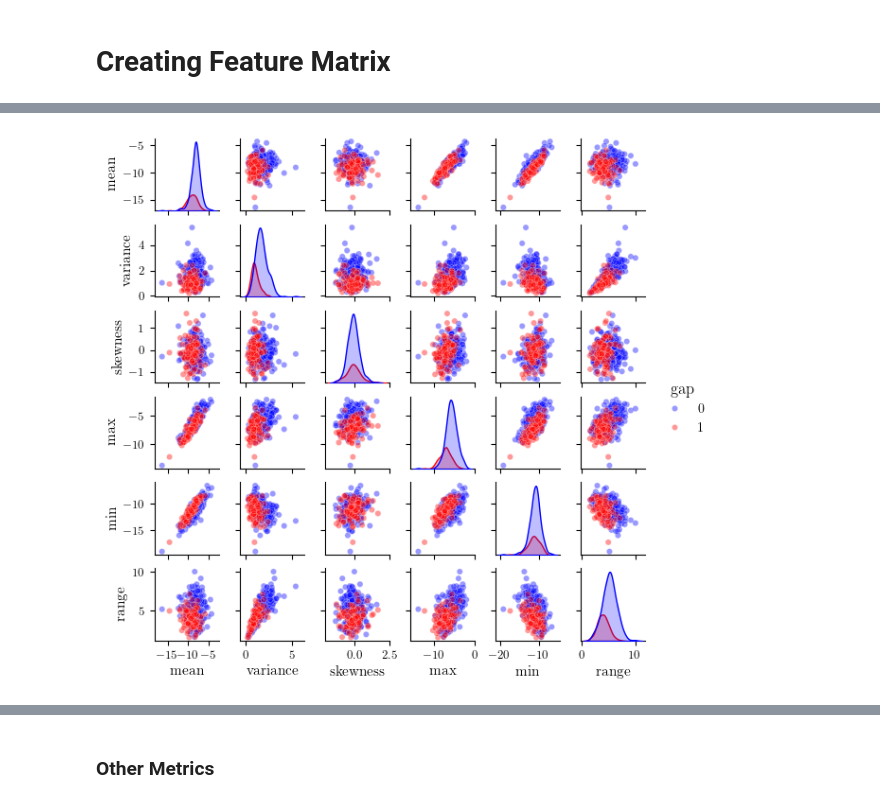
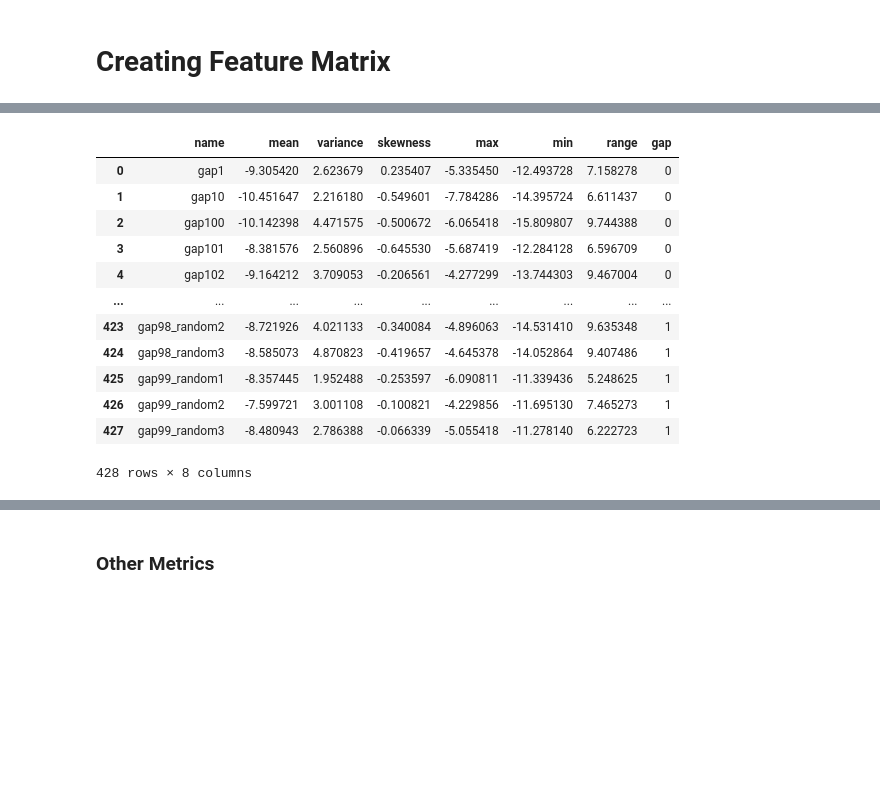
Before and after one commit to ol-webb/tree_gaps4, a Jupyter notebook: all_gaps_mk2/main1.ipynb, the cells around one changed output, grey strips where cells are left out. Cells and saved outputs as stored; diff of their text form; code cells hidden in the pictures; blank space fills up the shorter version.

```diff
--- a/all_gaps_mk2/main1.ipynb
+++ b/all_gaps_mk2/main1.ipynb
@@ -1291,13 +1455,16 @@ plt.show()
-# %%
-X_df_2yr_clean_savgol = X_df_2yr_filtered_savgol.drop(columns=['area'],axis=1)
-
-# Create the pairplot
-palette = {0: "blue", 1: "red"}
-
-# Create the pairplot with the specified color palette
-pairplot = sns.pairplot(X_df_2yr_clean_savgol, hue='gap', diag_kind='kde', height=1, palette=palette, plot_kws={'alpha': 0.4, 's': 20})
-
-# Show the plot
-plt.show()
-# %% [output]
-[figure, removed]
+# %%
+X_df_2yr_clean
+# %% [output]
+|  | name | mean | variance | skewness | max | min | range | gap |
+| 0 | gap1 | -9.305420 | 2.623679 | 0.235407 | -5.335450 | -12.493728 | 7.158278 | 0 |
+| 1 | gap10 | -10.451647 | 2.216180 | -0.549601 | -7.784286 | -14.395724 | 6.611437 | 0 |
+| 2 | gap100 | -10.142398 | 4.471575 | -0.500672 | -6.065418 | -15.809807 | 9.744388 | 0 |
+| 3 | gap101 | -8.381576 | 2.560896 | -0.645530 | -5.687419 | -12.284128 | 6.596709 | 0 |
+| 4 | gap102 | -9.164212 | 3.709053 | -0.206561 | -4.277299 | -13.744303 | 9.467004 | 0 |
+| ... | ... | ... | ... | ... | ... | ... | ... | ... |
+| 423 | gap98_random2 | -8.721926 | 4.021133 | -0.340084 | -4.896063 | -14.531410 | 9.635348 | 1 |
+| 424 | gap98_random3 | -8.585073 | 4.870823 | -0.419657 | -4.645378 | -14.052864 | 9.407486 | 1 |
+| 425 | gap99_random1 | -8.357445 | 1.952488 | -0.253597 | -6.090811 | -11.339436 | 5.248625 | 1 |
+| 426 | gap99_random2 | -7.599721 | 3.001108 | -0.100821 | -4.229856 | -11.695130 | 7.465273 | 1 |
+| 427 | gap99_random3 | -8.480943 | 2.786388 | -0.066339 | -5.055418 | -11.278140 | 6.222723 | 1 |
+428 rows × 8 columns
```
Also changed, not shown: parts of 41 cells of this notebook, 4 other files.
